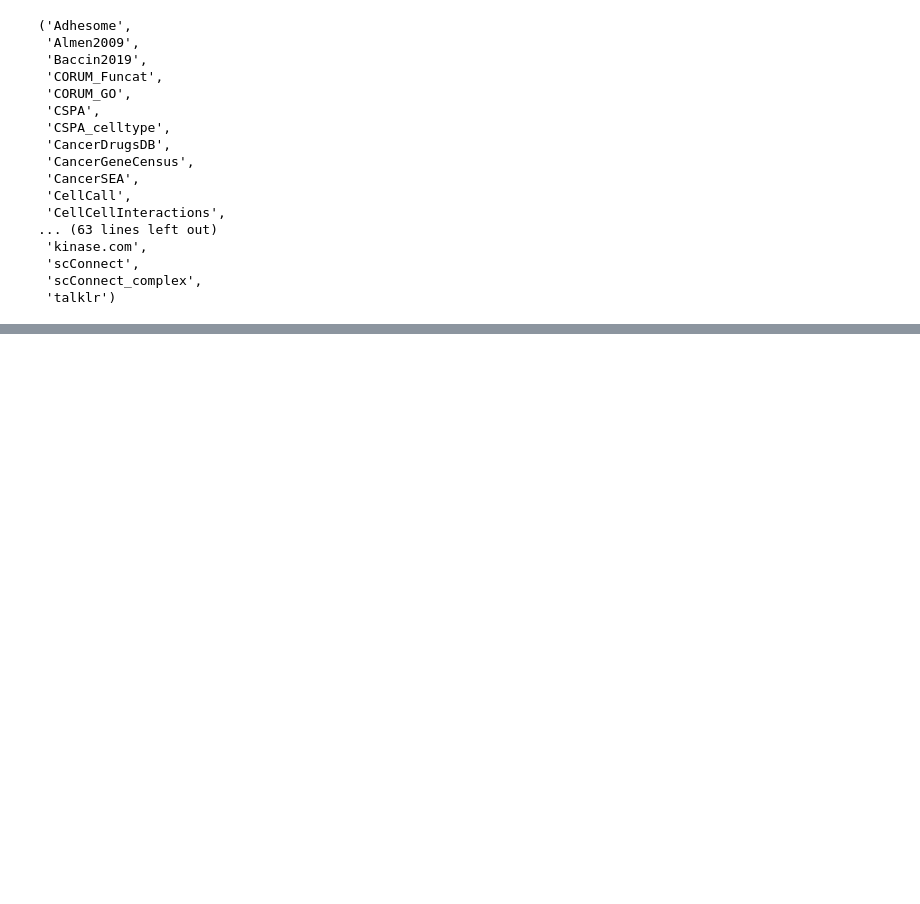
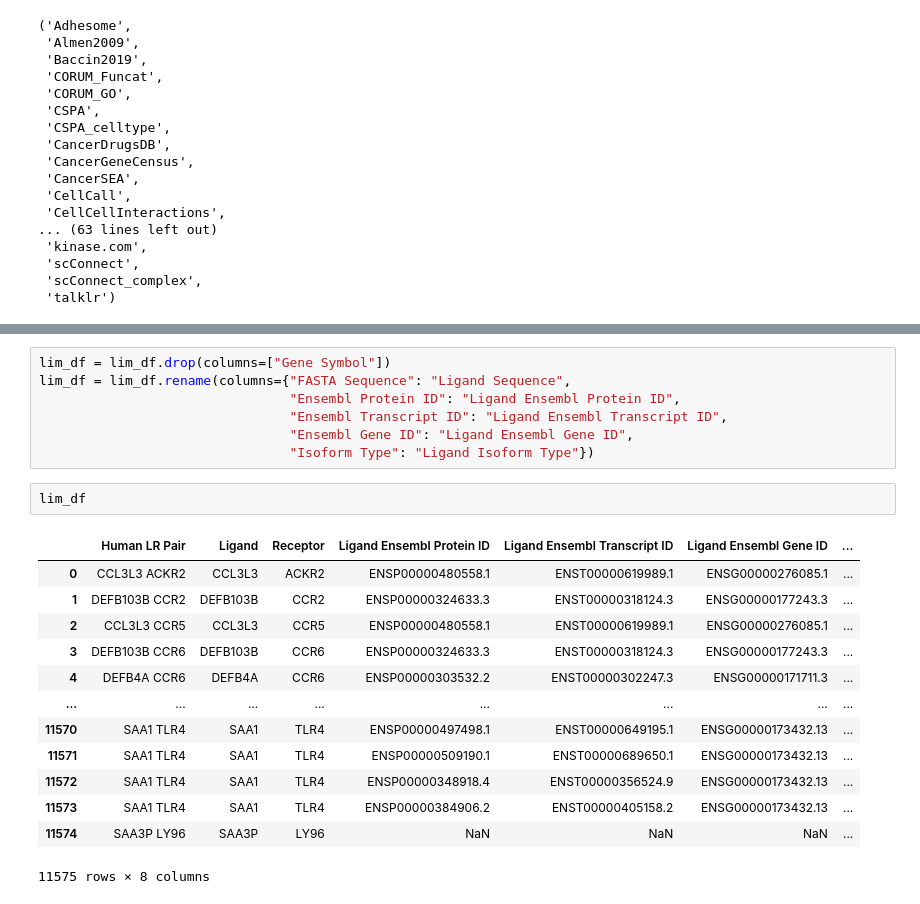
Before and after one commit to bioinfo-YCU/ConnectomeDB, a Jupyter notebook: Python_test.ipynb, the cells around one changed output, grey strips where cells are left out. Saved outputs shown, nothing was run; the diff lists cells and outputs as text; blank space fills up the shorter version.

```diff
--- a/Python_test.ipynb
+++ b/Python_test.ipynb
@@ -176,0 +451,23 @@ op.requests.Annotations.resources()
+# %%
+lim_df = lim_df.drop(columns=["Gene Symbol"])
+lim_df = lim_df.rename(columns={"FASTA Sequence": "Ligand Sequence",
+                                "Ensembl Protein ID": "Ligand Ensembl Protein ID",
+                                "Ensembl Transcript ID": "Ligand Ensembl Transcript ID",
+                                "Ensembl Gene ID": "Ligand Ensembl Gene ID",
+                                "Isoform Type": "Ligand Isoform Type"})
+# %%
+lim_df
+# %% [output]
+|  | Human LR Pair | Ligand | Receptor | Ligand Ensembl Protein ID | Ligand Ensembl Transcript ID | Ligand Ensembl Gene ID | ... |
+| 0 | CCL3L3 ACKR2 | CCL3L3 | ACKR2 | ENSP00000480558.1 | ENST00000619989.1 | ENSG00000276085.1 | ... |
+| 1 | DEFB103B CCR2 | DEFB103B | CCR2 | ENSP00000324633.3 | ENST00000318124.3 | ENSG00000177243.3 | ... |
+| 2 | CCL3L3 CCR5 | CCL3L3 | CCR5 | ENSP00000480558.1 | ENST00000619989.1 | ENSG00000276085.1 | ... |
+| 3 | DEFB103B CCR6 | DEFB103B | CCR6 | ENSP00000324633.3 | ENST00000318124.3 | ENSG00000177243.3 | ... |
+| 4 | DEFB4A CCR6 | DEFB4A | CCR6 | ENSP00000303532.2 | ENST00000302247.3 | ENSG00000171711.3 | ... |
+| ... | ... | ... | ... | ... | ... | ... | ... |
+| 11570 | SAA1 TLR4 | SAA1 | TLR4 | ENSP00000497498.1 | ENST00000649195.1 | ENSG00000173432.13 | ... |
+| 11571 | SAA1 TLR4 | SAA1 | TLR4 | ENSP00000509190.1 | ENST00000689650.1 | ENSG00000173432.13 | ... |
+| 11572 | SAA1 TLR4 | SAA1 | TLR4 | ENSP00000348918.4 | ENST00000356524.9 | ENSG00000173432.13 | ... |
+| 11573 | SAA1 TLR4 | SAA1 | TLR4 | ENSP00000384906.2 | ENST00000405158.2 | ENSG00000173432.13 | ... |
+| 11574 | SAA3P LY96 | SAA3P | LY96 | NaN | NaN | NaN | ... |
+11575 rows × 8 columns
```
Also changed, not shown: parts of 24 cells of this notebook, 3 other files.
